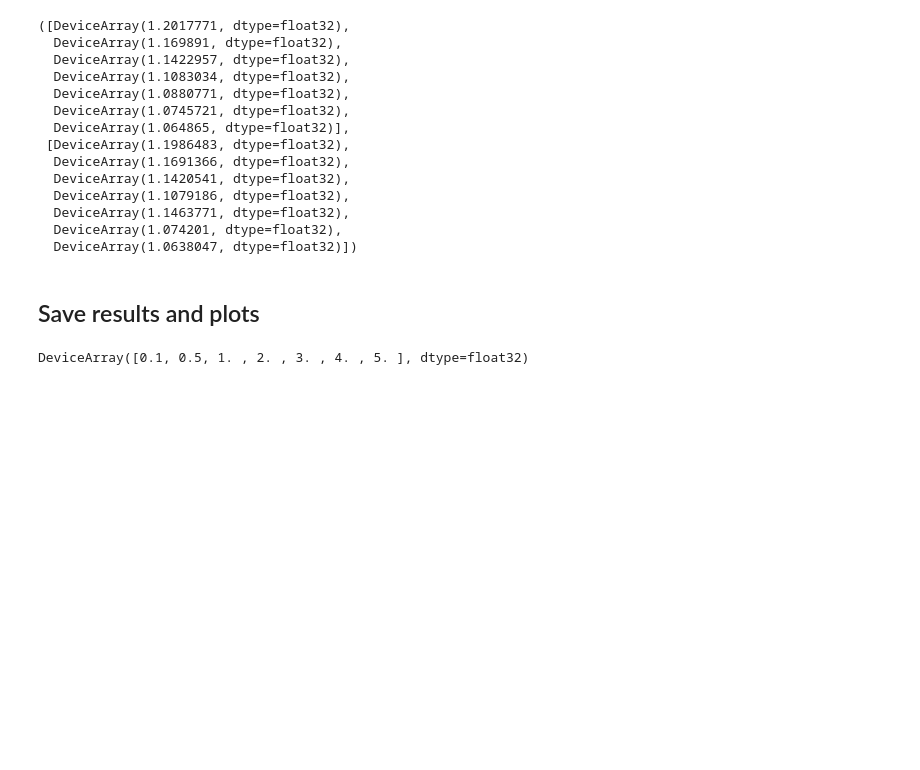
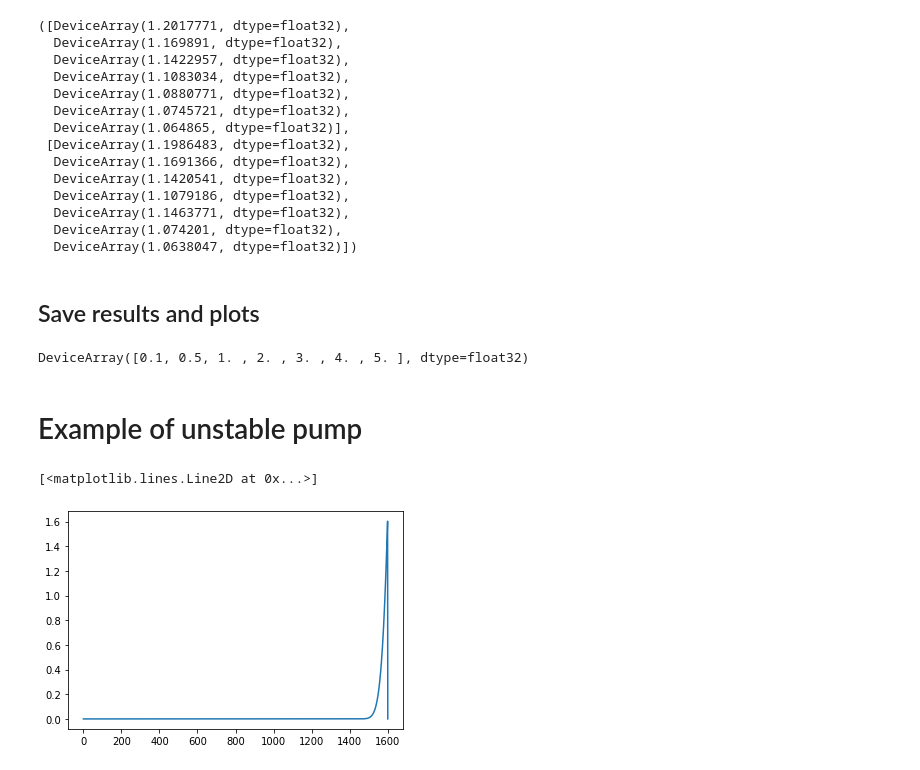
Before and after one commit to polyquantique/optimal_pumps, a Jupyter notebook: using_API.ipynb, the cells around one changed output. Cells and saved outputs as stored; diff of their text form; code cells hidden in the pictures; blank space fills up the shorter version.

Commit message:
added example unstable pump

```diff
--- a/using_API.ipynb
+++ b/using_API.ipynb
@@ -159,3 +159,17 @@ save.save_data(N, wi, wf, Np, vp, l , y_Ns, arbitrary_optimized_params, "gauss_h
 y_Ns
 # %% [output]
 DeviceArray([0.1, 0.5, 1. , 2. , 3. , 4. , 5. ], dtype=float32)
+# %% [markdown]
+# Example of unstable pump
+# %%
+unstable_init_hermite_params = [1, 1, 1, jnp.pi/5]
+initial_unstable_arbitrary_seed = init.get_initialization_array(unstable_init_hermite_params, vp, l, wi, wf, Np, method = "hermite", N = N)
+# %%
+unstable_opt_arbitrary_pump = (jax_opt.minimize(opt.get_loss, initial_unstable_arbitrary_seed, args = (N, alpha, G, H, l, y_N), method="BFGS")).x
+# %%
+unstabl_opt_arbitrary_complex_pump = opt.get_complex_array(unstable_opt_arbitrary_pump)
+# %%
+plt.plot(np.abs(unstabl_opt_arbitrary_complex_pump))
+# %% [output]
+[<matplotlib.lines.Line2D at 0x...>]
+[figure, added]
```
